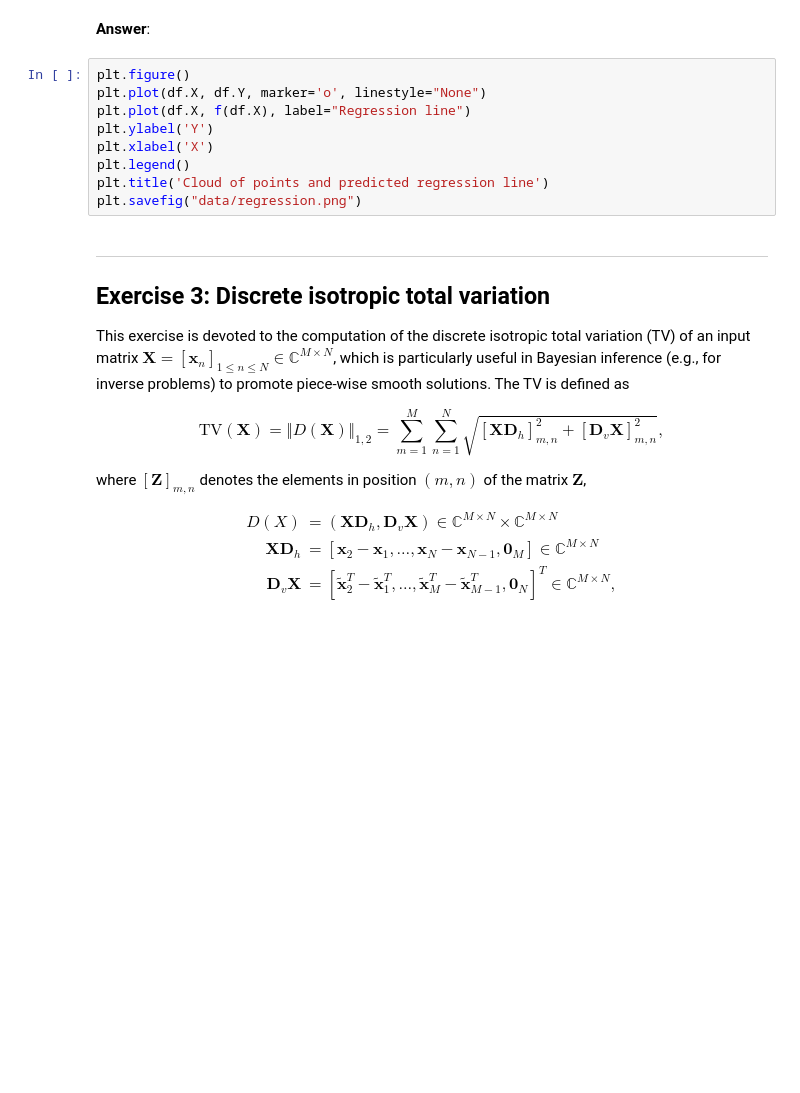
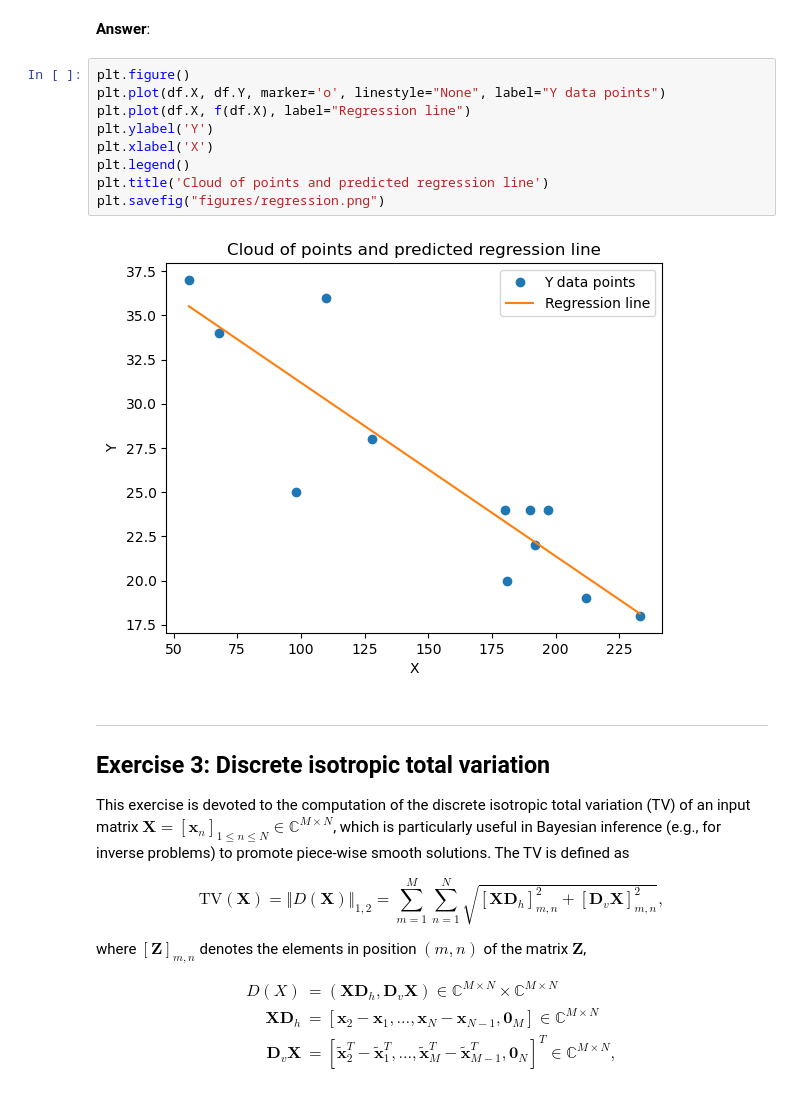
Before and after one commit to heez77/python_sdia, a Jupyter notebook: Labs/Lab2/lab2.ipynb, the cells around one changed output. Saved outputs shown, nothing was run; the diff lists cells and outputs as text; blank space fills up the shorter version.

```diff
--- a/Labs/Lab2/lab2.ipynb
+++ b/Labs/Lab2/lab2.ipynb
@@ -146,13 +170,15 @@ On obtient la régression linéaire suivante : 26.824690593387018 - 8.6875802718
 **Answer**:
 # %%
 plt.figure()
-plt.plot(df.X, df.Y, marker='o', linestyle="None")
+plt.plot(df.X, df.Y, marker='o', linestyle="None", label="Y data points")
 plt.plot(df.X, f(df.X), label="Regression line")
 plt.ylabel('Y')
 plt.xlabel('X')
 plt.legend()
 plt.title('Cloud of points and predicted regression line')
-plt.savefig("data/regression.png")
+plt.savefig("figures/regression.png")
+# %% [output]
+[figure, added]
 # %% [markdown]
 ---
 ## <a name="ex3">Exercise 3: Discrete isotropic total variation</a>
```
Also changed, not shown: parts of 4 cells of this notebook, 3 other files.
